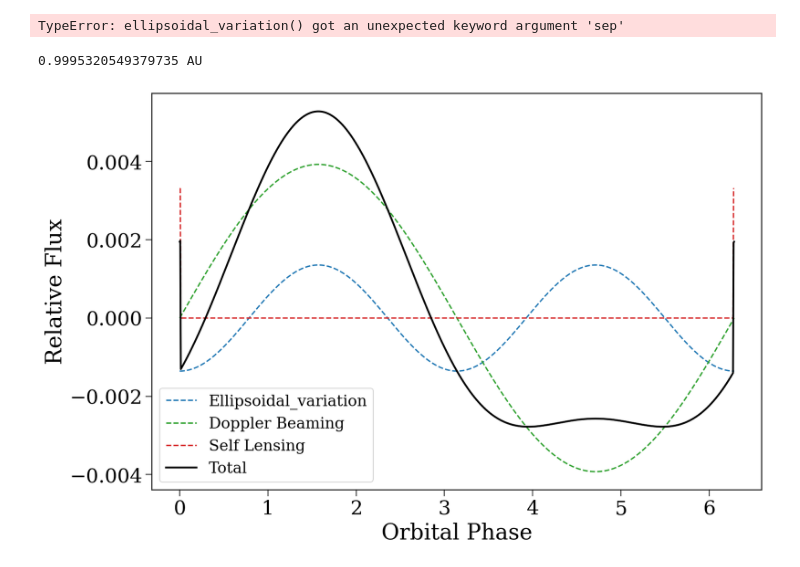
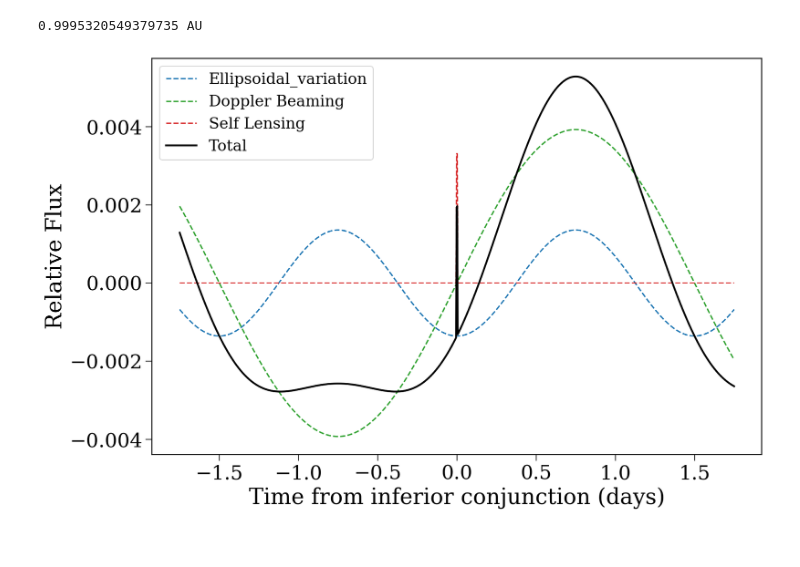
Before and after one commit to TomWagg/self-lensing, a Jupyter notebook: models/Fluxplots.ipynb, the cells around one changed output. Cells and saved outputs as stored; diff of their text form; code cells hidden in the pictures.

Commit message:
Created plotting function

```diff
--- a/models/Fluxplots.ipynb
+++ b/models/Fluxplots.ipynb
@@ -25,16 +25,27 @@ def doppler_beaming(phase, period, inc, M_bh, M_star):
 
 def self_lensing(phase, M_bh, M_star, R_star, period):
     sep = keplers_third_law(M_bh=M_bh, M_star=M_star, period=period)
-    sig_duration = R_star / (4 * sep)
+    sig_duration = (R_star / (4 * sep)) * u.rad
     einstein_R = (4*(const.G * M_bh*sep) / const.c**2)**.5
     amplitude = np.repeat(2*(einstein_R/R_star)**2, len(phase))
-    amplitude[(phase > 0.5 * sig_duration) & (phase < (2*np.pi - 0.5 * sig_duration))] = 0
+    amplitude[(phase > 0.5 * sig_duration) & (phase < (2*np.pi*u.rad - 0.5 * sig_duration))] = 0
     return amplitude.decompose()
 
 # Einstein radius as a variable inside function
 # Orbital semi-major axis
 # Equation 5 and 6
 
+# convert time to phase
+def tp_conversion(time, period):
+    folded_time = (time % period)
+    phase = ((folded_time / period) * 2 * np.pi).decompose() * u.rad
+    return phase
+
 def relative_flux(time, M_bh, inc, R_star, period, M_star):
-    #Input time, convert to phase, add 3 functions.
-    return ellipsoidal_variation() + doppler_beaming() + self_lensing()
+    phase = tp_conversion(time, period)
+
+    el_v = ellipsoidal_variation(phase = phase, M_bh = M_bh, M_star = M_star, inc = inc, R_star = R_star, period = period)
+    dop_b = doppler_beaming(phase = phase, period = period, inc = inc, M_bh = M_bh, M_star = M_star)
+    se_l = self_lensing(phase = phase, M_bh = M_bh, M_star = M_star, R_star = R_star, period = period)
+
+    return (el_v + dop_b + se_l).decompose()
@@ -78,15 +96,13 @@ TypeError: ellipsoidal_variation() got an unexpected keyword argument 'sep'
 # %%
-x_vals = np.linspace(0, 2 * np.pi, 1000)
+# x_vals = np.linspace(0, 2 * np.pi, 1000)
 
-for R_star in [2, 11, 9] * u.Rsun:
+# for R_star in [2, 11, 9] * u.Rsun:
 
-    y_vals = ellipsoidal_variation(phase=x_vals, M_bh= 30 * u.Msun, M_star=600 * u.Msun, inc=np.pi/2, R_star=R_star, sep=6 * u.AU)
-    plt.plot(x_vals, y_vals, label=f"radius= {R_star}")
+#     y_vals = ellipsoidal_variation(phase=x_vals, M_bh= 30 * u.Msun, M_star=600 * u.Msun, inc=np.pi/2, R_star=R_star, sep=6 * u.AU)
+#     plt.plot(x_vals, y_vals, label=f"radius= {R_star}")
 
-plt.legend()
-plt.xlabel("Orbital Phase")
-plt.ylabel("Relative Flux")
-plt.show()
+# plt.legend()
+# plt.xlabel("Orbital Phase")
+# plt.ylabel("Relative Flux")
+# plt.show()
-# %% [output]
-TypeError: ellipsoidal_variation() got an unexpected keyword argument 'sep'
 # %%
@@ -130,22 +146,32 @@ print(keplers_third_law(M_bh=M_bh, M_star=M_star, period=period))
 # %% [output]
 0.9995320549379735 AU
 # %%
-x_vals = np.linspace(0, 2 * np.pi, 1000)
+time_conj = np.linspace(-1.75, 1.75, 1000) * u.day
+phase = tp_conversion(time_conj, 3 * u.day)
 
 for M_bh in [10] * u.Msun:
 
-    ev_vals = ellipsoidal_variation(phase=x_vals, M_bh=M_bh, M_star=1 * u.Msun, inc=np.pi/2, R_star=1 * u.Rsun, period = 3 * u.day)
-    plt.plot(x_vals, ev_vals, label="Ellipsoidal_variation", color = 'tab:blue', linestyle ='dashed')
-    db_vals = doppler_beaming(phase = x_vals, period = 3 * u.day, inc = np.pi/2, M_bh = M_bh , M_star = 1 * u.solMass)
+    ev_vals = ellipsoidal_variation(phase=phase, M_bh=M_bh, M_star=1 * u.Msun, inc=np.pi/2, R_star=1 * u.Rsun, period = 3 * u.day)
+    plt.plot(time_conj, ev_vals, label="Ellipsoidal_variation", color = 'tab:blue', linestyle ='dashed')
+    db_vals = doppler_beaming(phase = phase, period = 3 * u.day, inc = np.pi/2, M_bh = M_bh , M_star = 1 * u.solMass)
 
-    plt.plot(x_vals, db_vals, label="Doppler Beaming", color = 'tab:green', linestyle = 'dashed')
-    sl_vals = self_lensing(x_vals, M_bh, 1 * u.Msun,1 * u.Rsun,3 * u.day)
-    plt.plot(x_vals, sl_vals, label="Self Lensing", color = 'tab:red', linestyle = 'dashed')
-    plt.plot(x_vals, ev_vals + db_vals + sl_vals, label="Total", color = 'black', linewidth = 2)
-
+    plt.plot(time_conj, db_vals, label="Doppler Beaming", color = 'tab:green', linestyle = 'dashed')
+    sl_vals = self_lensing(phase, M_bh, 1 * u.Msun,1 * u.Rsun,3 * u.day)
+    plt.plot(time_conj, sl_vals, label="Self Lensing", color = 'tab:red', linestyle = 'dashed')
+    plt.plot(time_conj,
+             relative_flux(
+                 time = time_conj,
+                 M_bh = M_bh,
+                 inc = np.pi/2,
+                 R_star = [1] * u.Rsun,
+                 period = [3] * u.day,
+                 M_star = [1] * u.solMass
+             ),
+             label="Total", color = 'black', linewidth = 2)
+#phase, M_bh, inc, R_star, period, M_star
 plt.legend()
-plt.xlabel("Orbital Phase")
+plt.xlabel("Time from inferior conjunction (days)")
 plt.ylabel("Relative Flux")
 plt.show()
 # %% [output]
-[figure, old version]
+[figure, new version]
```
Also changed, not shown: parts of 7 cells of this notebook.
